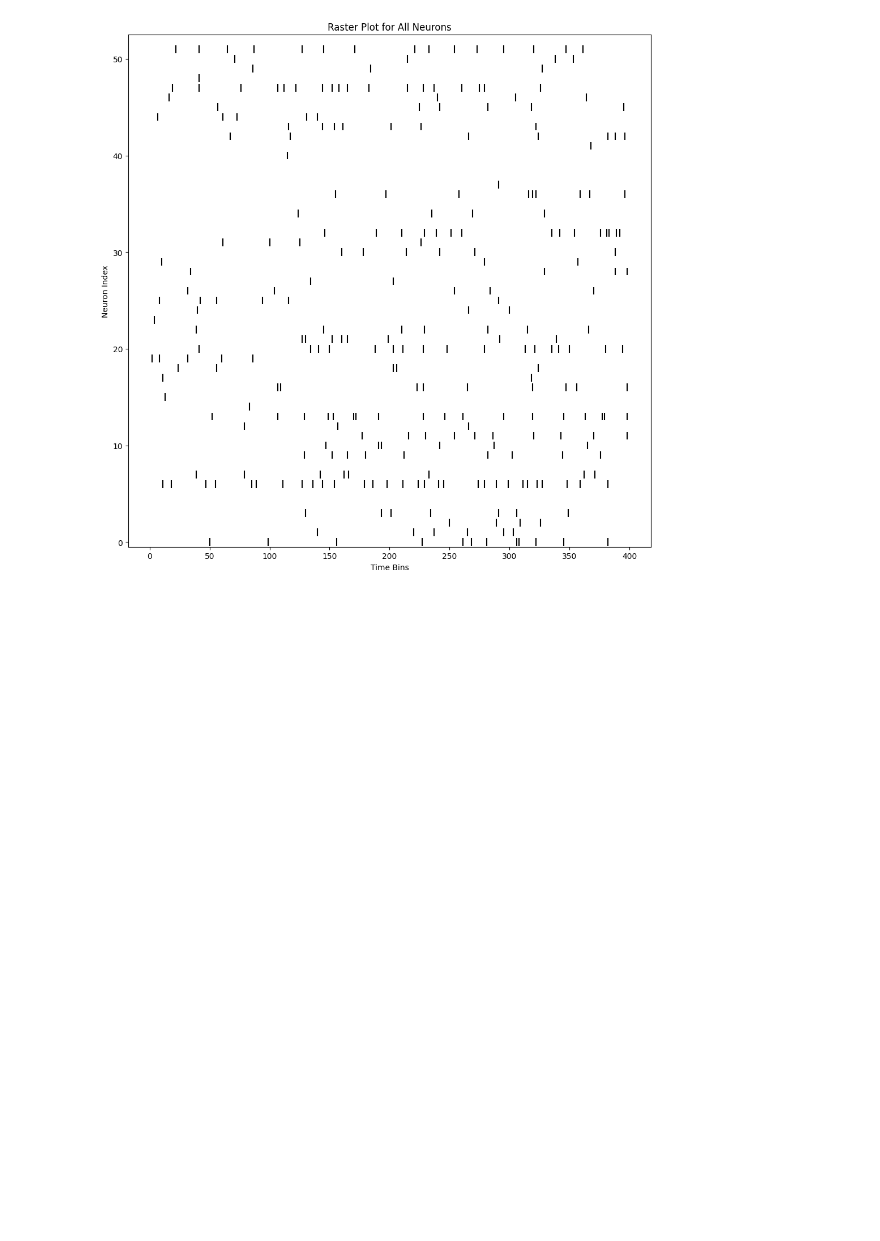
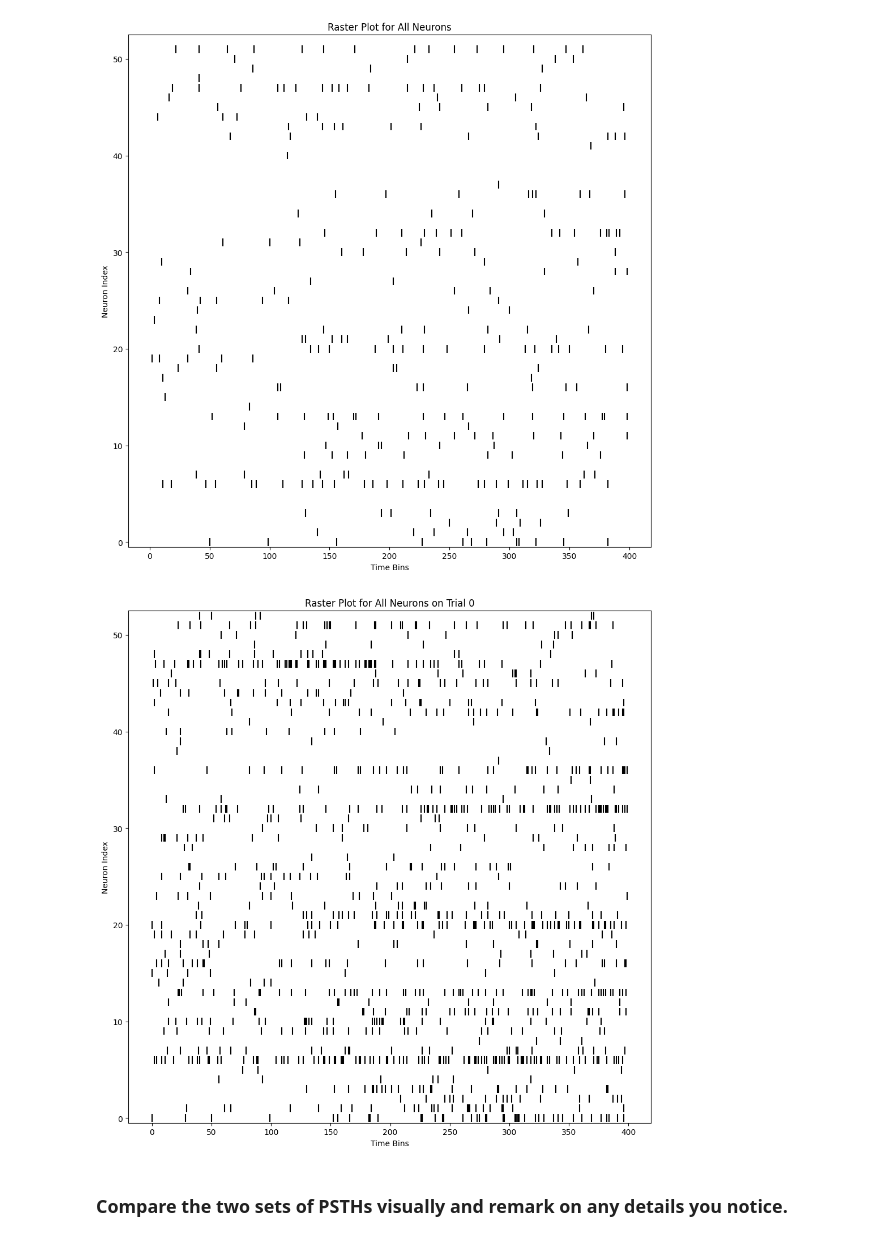
Before and after one commit to skyetomez/NSC_HW2, a Jupyter notebook: sthom215_problem_2_ex_2.ipynb, the cells around one changed output. Cells and saved outputs as stored; diff of their text form; code cells hidden in the pictures; blank space fills up the shorter version.

```diff
--- a/sthom215_problem_2_ex_2.ipynb
+++ b/sthom215_problem_2_ex_2.ipynb
@@ -22,3 +22,13 @@ smooth_trial1 = smoothing(trial1, 1e-2, 1)
 get_PSTH(dat=smooth_trial1)
 # %% [output]
 [figure]
+# %%
+from sthom215_problem_2_ex_2 import smoothing
+# smooth all trials
+width  = 1e-1
+smooth_mat = smoothing(mat, width, 1)
+get_PSTH(0, dat=smooth_mat)
+# %% [output]
+[figure, added]
+# %% [markdown]
+### Compare the two sets of PSTHs visually and remark on any details you notice.
```
Also changed, not shown: parts of 7 cells of this notebook, 2 other files.
